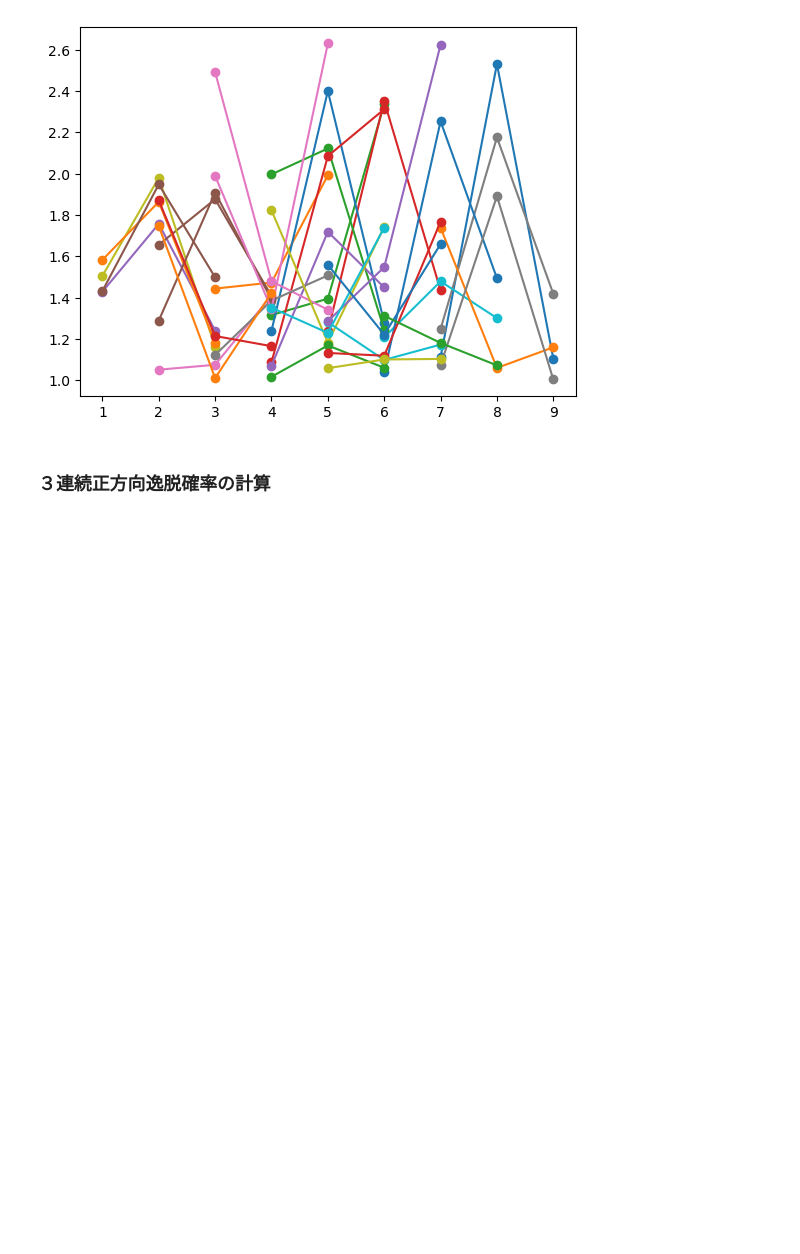
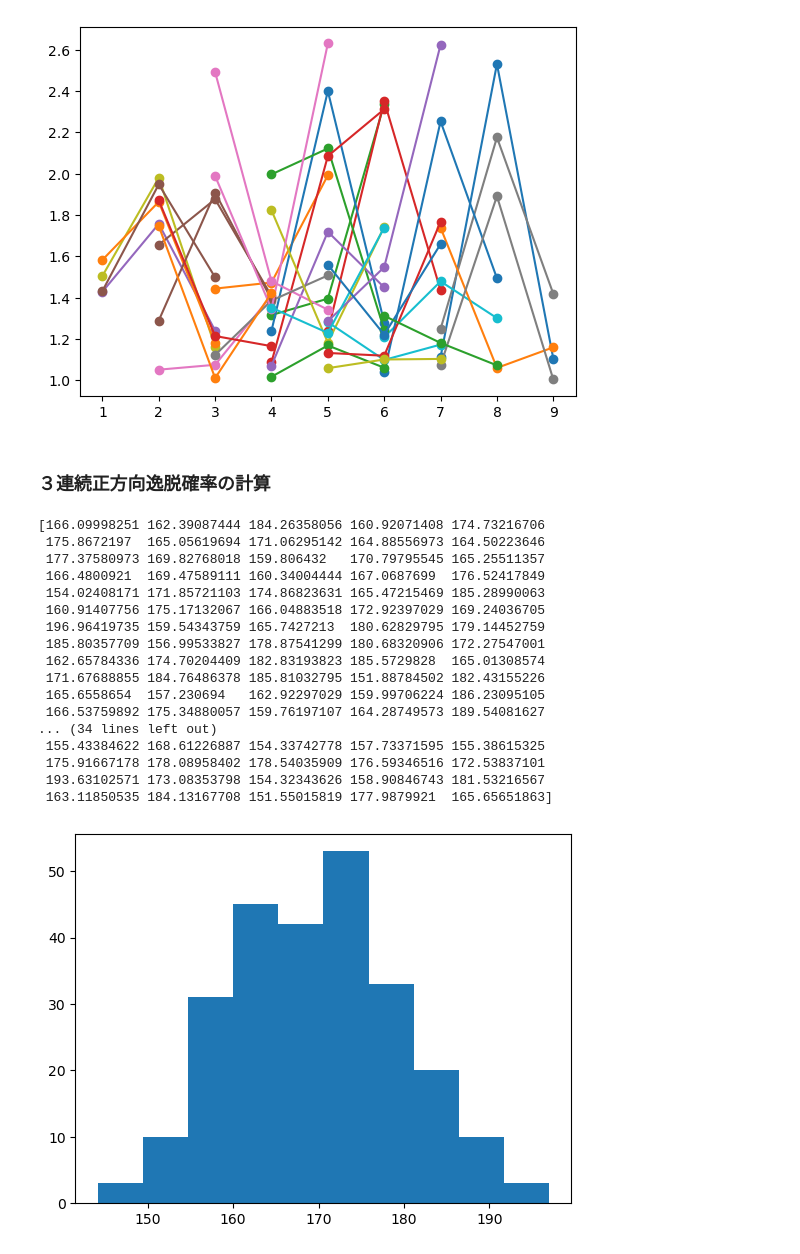
Before and after one commit to kazumaishio/SEDquest, a Jupyter notebook: SEDquest2.ipynb, the cells around one changed output. Saved outputs shown, nothing was run; the diff lists cells and outputs as text; code cells hidden in the pictures; blank space fills up the shorter version.

```diff
--- a/SEDquest2.ipynb
+++ b/SEDquest2.ipynb
@@ -289,3 +289,29 @@ probability 0.034
 [figure]
 # %% [markdown]
 ### ３連続正方向逸脱確率の計算
+# %%
+import matplotlib.pyplot as plt
+import numpy as np
+x = np.random.normal(170,10,250)
+print(x)
+plt.hist(x)
+plt.show()
+# %% [output]
+[166.09998251 162.39087444 184.26358056 160.92071408 174.73216706
+ 175.8672197  165.05619694 171.06295142 164.88556973 164.50223646
+ 177.37580973 169.82768018 159.806432   170.79795545 165.25511357
+ 166.4800921  169.47589111 160.34004444 167.0687699  176.52417849
+ 154.02408171 171.85721103 174.86823631 165.47215469 185.28990063
+ 160.91407756 175.17132067 166.04883518 172.92397029 169.24036705
+ 196.96419735 159.54343759 165.7427213  180.62829795 179.14452759
+ 185.80357709 156.99533827 178.87541299 180.68320906 172.27547001
+ 162.65784336 174.70204409 182.83193823 185.5729828  165.01308574
+ 171.67688855 184.76486378 185.81032795 151.88784502 182.43155226
+ 165.6558654  157.230694   162.92297029 159.99706224 186.23095105
+ 166.53759892 175.34880057 159.76197107 164.28749573 189.54081627
+... (34 lines left out)
+ 155.43384622 168.61226887 154.33742778 157.73371595 155.38615325
+ 175.91667178 178.08958402 178.54035909 176.59346516 172.53837101
+ 193.63102571 173.08353798 154.32343626 158.90846743 181.53216567
+ 163.11850535 184.13167708 151.55015819 177.9879921  165.65651863]
+[figure, added]
```
Also changed, not shown: parts of 1 cell of this notebook.
